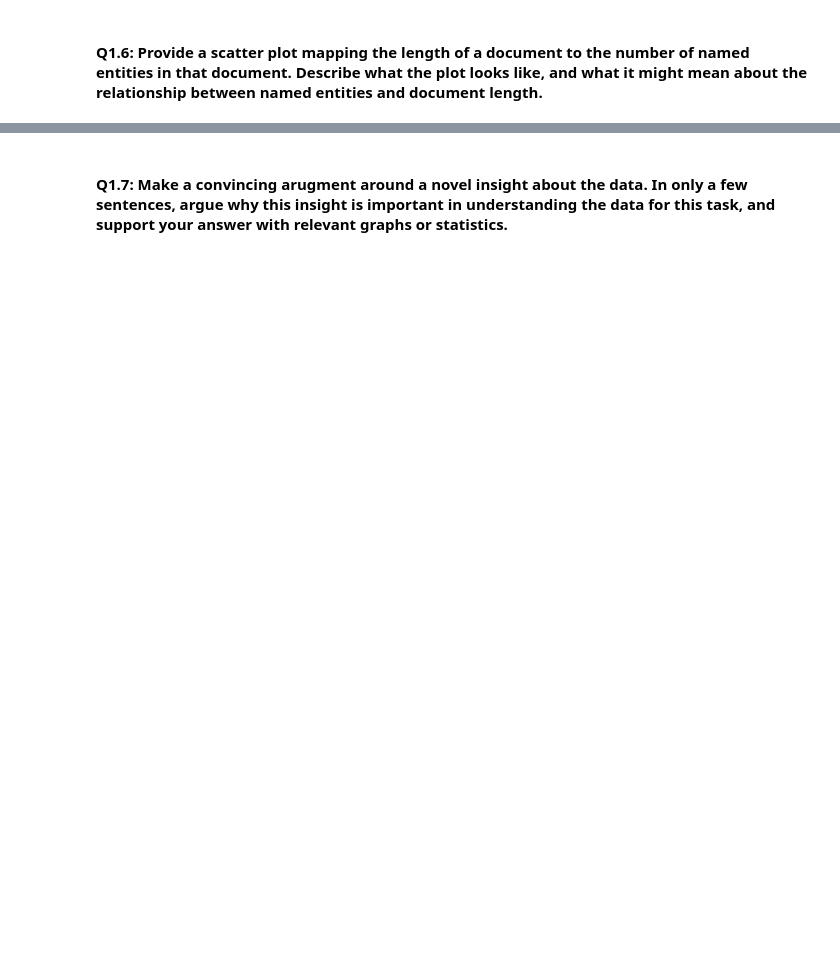
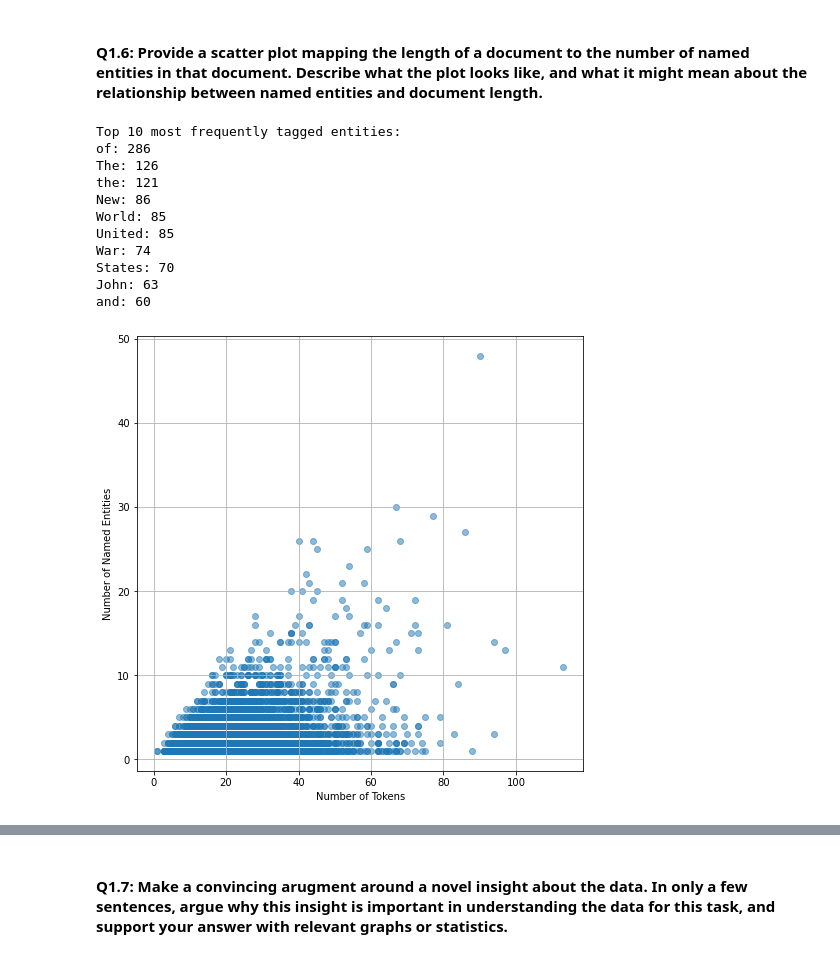
Before and after one commit to yinuotTCXR/nlpA1, a Jupyter notebook: hw1_studentfacing_sp25_cs4740.ipynb, the cells around one changed output, grey strips where cells are left out. Saved outputs shown, nothing was run; the diff lists cells and outputs as text; code cells hidden in the pictures; blank space fills up the shorter version.

```diff
--- a/hw1_studentfacing_sp25_cs4740.ipynb
+++ b/hw1_studentfacing_sp25_cs4740.ipynb
@@ -347,0 +349,16 @@ However, you are only interested in tokens which are tagged as part of named ent
+# %%
+# YOUR CODE HERE
+from collections import Counter
+tokens = []
+for text, ner in zip(training_data["text"], training_data["NER"]):
+    for word, tag in zip(text, ner):
+        if tag != "O":
+            tokens.append(word)
+count = Counter(tokens)
+
+# Get the top 10 most frequently tagged entities
+top = count.most_common(10)
+
+print("Top 10 most frequently tagged entities:")
+for token, count in top:
+    print(f"{token}: {count}")
@@ -351,0 +382,37 @@ However, you are only interested in tokens which are tagged as part of named ent
+# %%
+# YOUR CODE HERE
+tokens = []
+for text, ner in zip(training_data["text"], training_data["NER"]):
+    for word, tag in zip(text, ner):
+        if tag != "O":
+            tokens.append(word)
+count = Counter(tokens)
+
+top = count.most_common(10)
+
+print("Top 10 most frequently tagged entities:")
+for token, count in top:
+    print(f"{token}: {count}")
+
+doc_lengths = [len(doc) for doc in training_data["text"]]
+num_entities = [sum(1 for tag in ner if tag != "O") for ner in training_data["NER"]]
+
+plt.figure(figsize=(8, 8))
+plt.scatter(doc_lengths, num_entities, alpha=0.5)
+plt.xlabel("Number of Tokens")
+plt.ylabel("Number of Named Entities")
+plt.grid(True)
+plt.show()
+# %% [output]
+Top 10 most frequently tagged entities:
+of: 286
+The: 126
+the: 121
+New: 86
+World: 85
+United: 85
+War: 74
+States: 70
+John: 63
+and: 60
+[figure, added]
```
Also changed, not shown: parts of 10 cells of this notebook.
